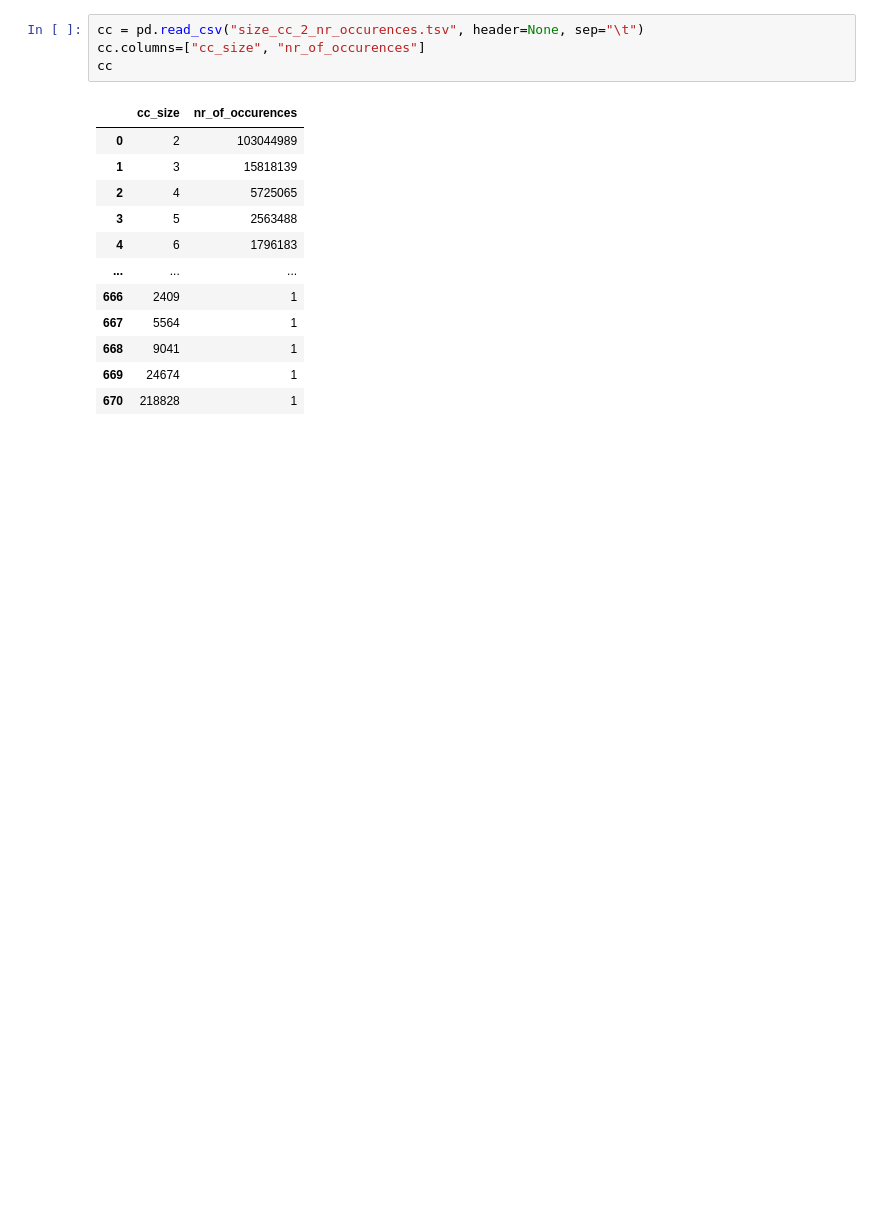
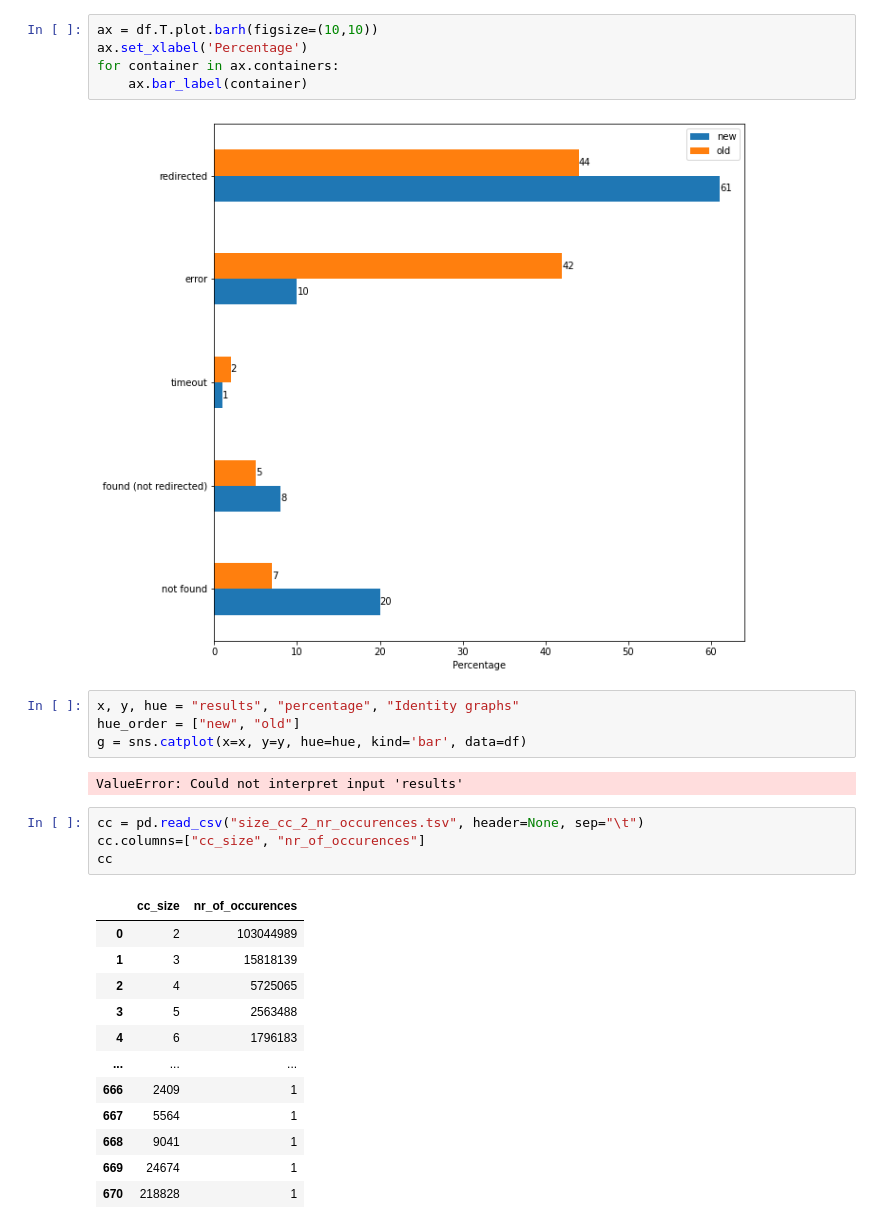
Before and after one commit to shuaiwangvu/scaling_identity_refinement, a Jupyter notebook: visualisation_cc_new_kg.ipynb, the cells around one changed output. Saved outputs shown, nothing was run; the diff lists cells and outputs as text; blank space fills up the shorter version.

```diff
--- a/visualisation_cc_new_kg.ipynb
+++ b/visualisation_cc_new_kg.ipynb
@@ -4,3 +70,16 @@ import matplotlib as plt
+# %%
+ax = df.T.plot.barh(figsize=(10,10))
+ax.set_xlabel('Percentage')
+for container in ax.containers:
+    ax.bar_label(container)
+# %% [output]
+[figure, added]
+# %%
+x, y, hue = "results", "percentage", "Identity graphs"
+hue_order = ["new", "old"]
+g = sns.catplot(x=x, y=y, hue=hue, kind='bar', data=df)
+# %% [output]
+ValueError: Could not interpret input 'results'
 # %%
 cc = pd.read_csv("size_cc_2_nr_occurences.tsv", header=None, sep="\t")
 cc.columns=["cc_size", "nr_of_occurences"]
```
Also changed, not shown: parts of 9 cells of this notebook.
